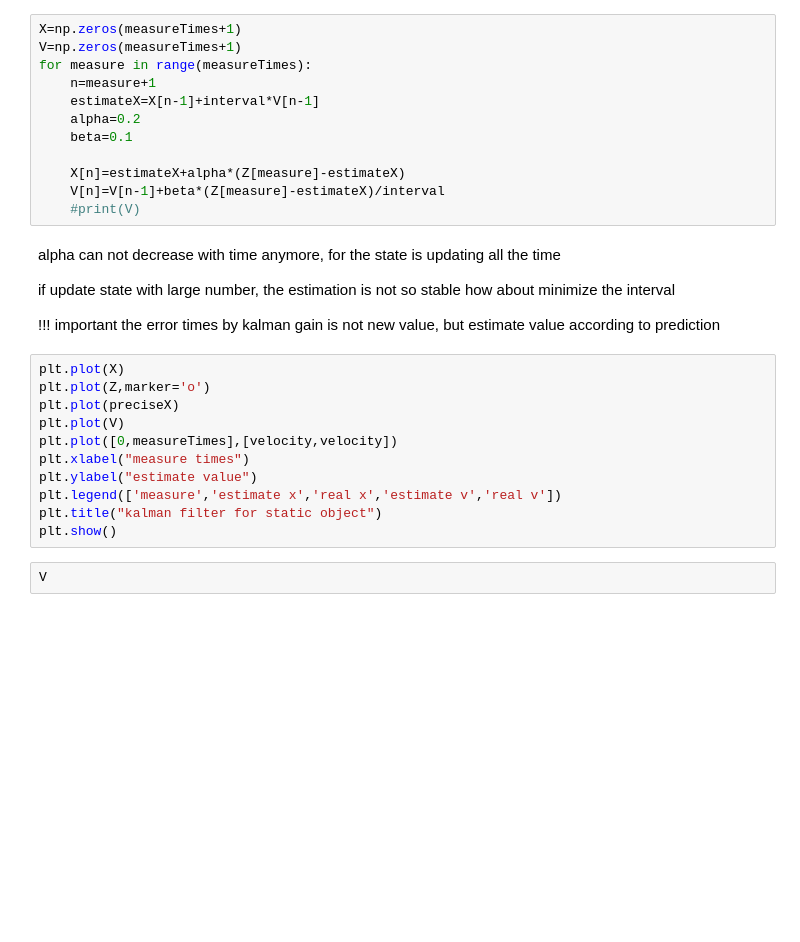
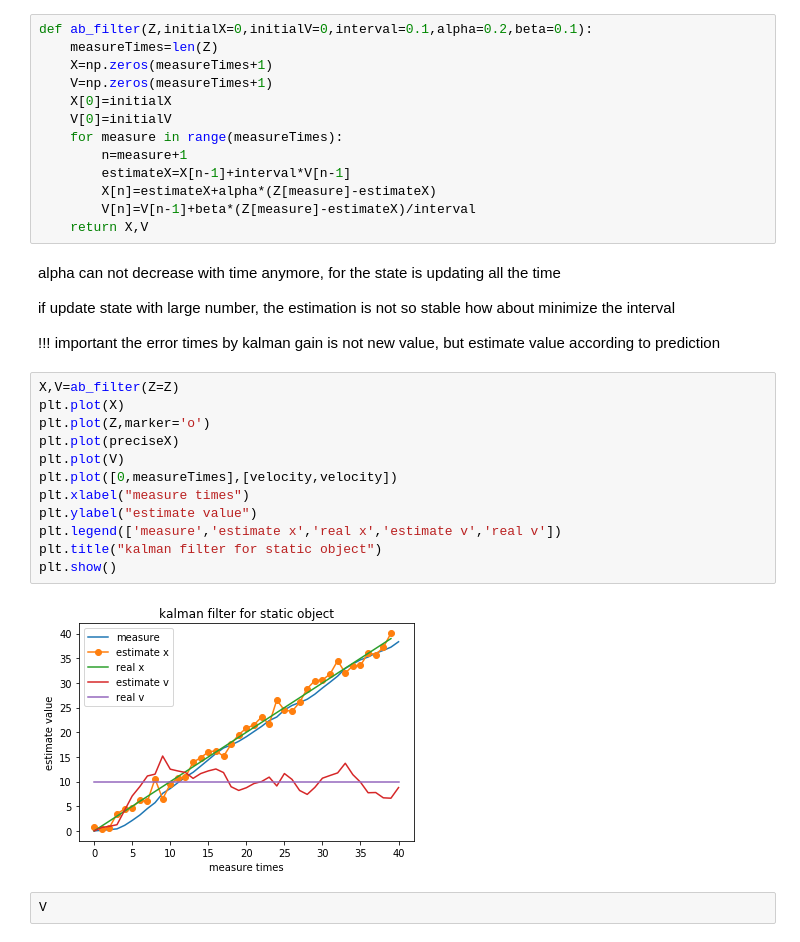
Before and after one commit to easilylazy/pattern-recognition, a Jupyter notebook: kalmanFilter/kalmanFilter.ipynb, the cells around one changed output. Saved outputs shown, nothing was run; the diff lists cells and outputs as text; blank space fills up the shorter version.

Commit message:
improve ab_filter() for initial value input

```diff
--- a/kalmanFilter/kalmanFilter.ipynb
+++ b/kalmanFilter/kalmanFilter.ipynb
@@ -56,17 +70,18 @@ Z
 ## question
 how to make sure the initial value?
 # %%
-X=np.zeros(measureTimes+1)
-V=np.zeros(measureTimes+1)
-for measure in range(measureTimes):
-    n=measure+1
-    estimateX=X[n-1]+interval*V[n-1]
-    alpha=0.2
-    beta=0.1
-
-    X[n]=estimateX+alpha*(Z[measure]-estimateX)
-    V[n]=V[n-1]+beta*(Z[measure]-estimateX)/interval
-    #print(V)
+def ab_filter(Z,initialX=0,initialV=0,interval=0.1,alpha=0.2,beta=0.1):
+    measureTimes=len(Z)
+    X=np.zeros(measureTimes+1)
+    V=np.zeros(measureTimes+1)
+    X[0]=initialX
+    V[0]=initialV
+    for measure in range(measureTimes):
+        n=measure+1
+        estimateX=X[n-1]+interval*V[n-1]
+        X[n]=estimateX+alpha*(Z[measure]-estimateX)
+        V[n]=V[n-1]+beta*(Z[measure]-estimateX)/interval
+    return X,V
 # %% [markdown]
 alpha can not decrease with time anymore, for the state is updating all the time
 
@@ -75,16 +90,19 @@ how about minimize the interval
 
 !!! important the error times by kalman gain is not new value, but estimate value according to prediction
 # %%
+X,V=ab_filter(Z=Z)
 plt.plot(X)
 plt.plot(Z,marker='o')
 plt.plot(preciseX)
 plt.plot(V)
 plt.plot([0,measureTimes],[velocity,velocity])
 plt.xlabel("measure times")
 plt.ylabel("estimate value")
 plt.legend(['measure','estimate x','real x','estimate v','real v'])
 plt.title("kalman filter for static object")
 plt.show()
+# %% [output]
+[figure, added]
 # %%
 V
 # %%
```
Also changed, not shown: parts of 8 cells of this notebook.
